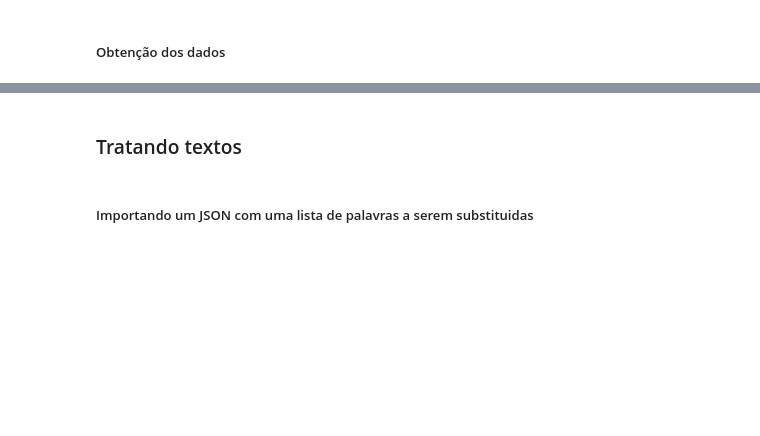
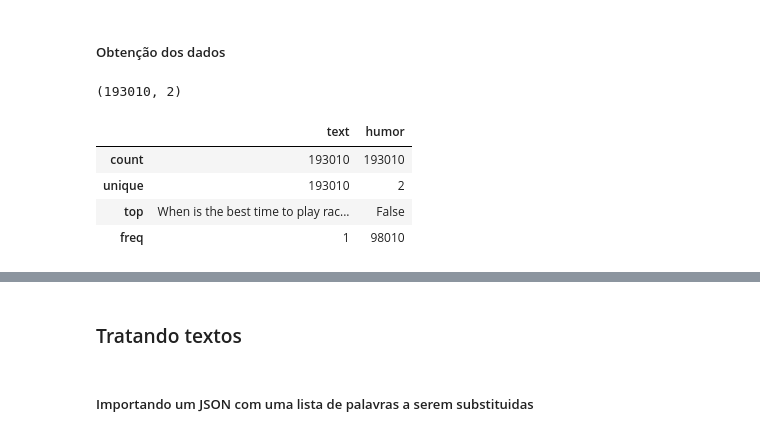
Before and after one commit to rsoares10-college-projects/nlp-checkpoint-2, a Jupyter notebook: main.ipynb, the cells around one changed output, grey strips where cells are left out. Cells and saved outputs as stored; diff of their text form; code cells hidden in the pictures; blank space fills up the shorter version.

```diff
--- a/main.ipynb
+++ b/main.ipynb
@@ -28,3 +31,15 @@ from sklearn.model_selection import train_test_split
 # %%
 df = pd.read_csv('https://raw.githubusercontent.com/prof-renato/data/main/humor_detection.csv')
 df.dropna(inplace=True)
+# %%
+df.shape
+# %% [output]
+(193010, 2)
+# %%
+df.describe()
+# %% [output]
+|  | text | humor |
+| count | 193010 | 193010 |
+| unique | 193010 | 2 |
+| top | When is the best time to play rac... | False |
+| freq | 1 | 98010 |
```
Also changed, not shown: parts of 6 cells of this notebook.
